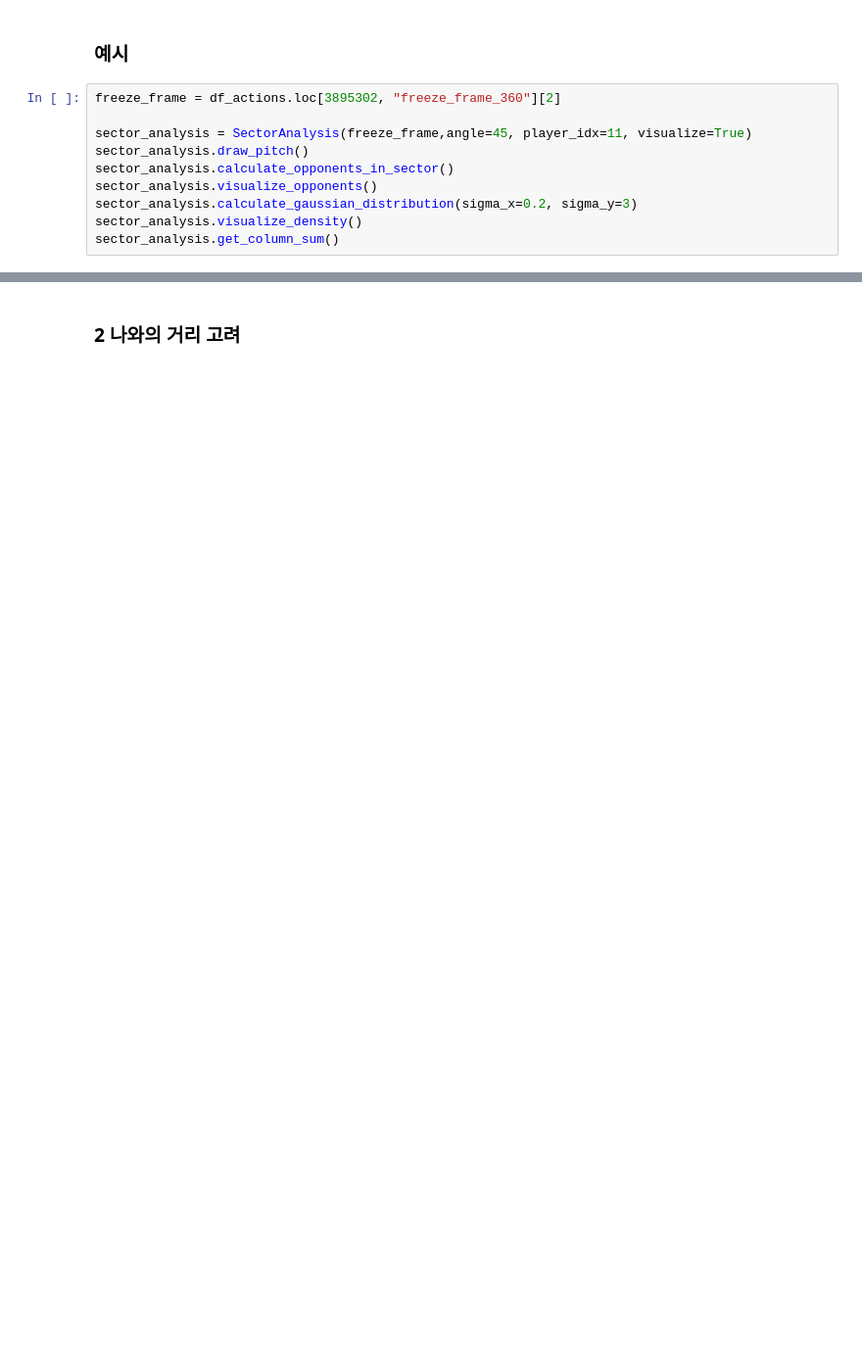
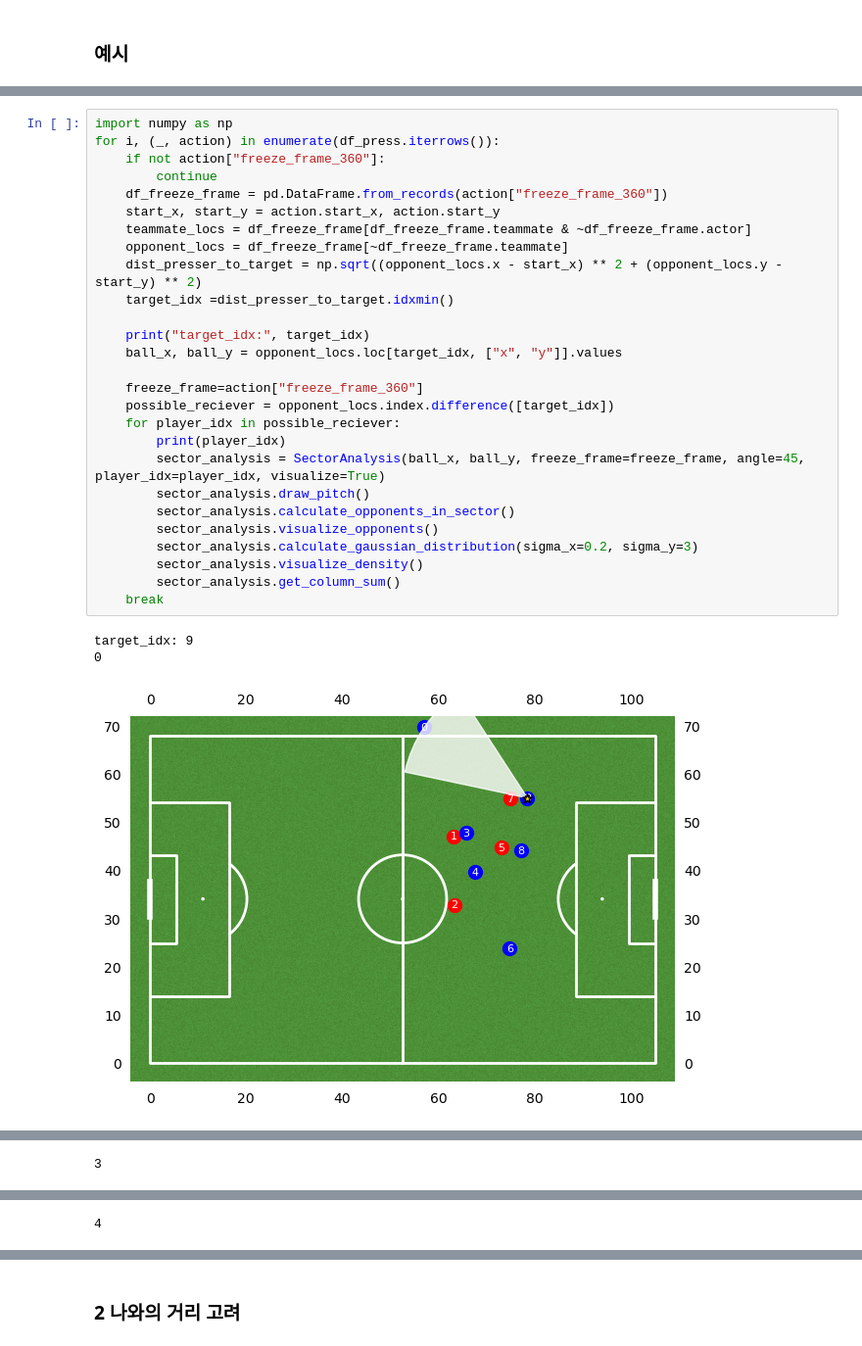
Before and after one commit to leemingo/sr-press, a Jupyter notebook: notebook/Expected_reciever_considered_gaussian.ipynb, the cells around one changed output, grey strips where cells are left out. Shown at 98% size. Drawn from its saved outputs; the diff is of its cells as text; blank space fills up the shorter version.

```diff
--- a/notebook/Expected_reciever_considered_gaussian.ipynb
+++ b/notebook/Expected_reciever_considered_gaussian.ipynb
@@ -195,13 +197,3 @@ class SectorAnalysis:
         return column_sum
 # %% [markdown]
 ### 예시
-# %%
-freeze_frame = df_actions.loc[3895302, "freeze_frame_360"][2]
-
-sector_analysis = SectorAnalysis(freeze_frame,angle=45, player_idx=11, visualize=True)
-sector_analysis.draw_pitch()
-sector_analysis.calculate_opponents_in_sector()
-sector_analysis.visualize_opponents()
-sector_analysis.calculate_gaussian_distribution(sigma_x=0.2, sigma_y=3)
-sector_analysis.visualize_density()
-sector_analysis.get_column_sum()
@@ -212,0 +238,31 @@ sector_analysis.get_column_sum()
+# %%
+import numpy as np
+for i, (_, action) in enumerate(df_press.iterrows()):
+    if not action["freeze_frame_360"]:
+        continue
+    df_freeze_frame = pd.DataFrame.from_records(action["freeze_frame_360"])
+    start_x, start_y = action.start_x, action.start_y
+    teammate_locs = df_freeze_frame[df_freeze_frame.teammate & ~df_freeze_frame.actor]
+    opponent_locs = df_freeze_frame[~df_freeze_frame.teammate]
+    dist_presser_to_target = np.sqrt((opponent_locs.x - start_x) ** 2 + (opponent_locs.y - start_y) ** 2)
+    target_idx =dist_presser_to_target.idxmin()
+
+    print("target_idx:", target_idx)
+    ball_x, ball_y = opponent_locs.loc[target_idx, ["x", "y"]].values
+
+    freeze_frame=action["freeze_frame_360"]
+    possible_reciever = opponent_locs.index.difference([target_idx])
+    for player_idx in possible_reciever:
+        print(player_idx)
+        sector_analysis = SectorAnalysis(ball_x, ball_y, freeze_frame=freeze_frame, angle=45, player_idx=player_idx, visualize=True)
+        sector_analysis.draw_pitch()
+        sector_analysis.calculate_opponents_in_sector()
+        sector_analysis.visualize_opponents()
+        sector_analysis.calculate_gaussian_distribution(sigma_x=0.2, sigma_y=3)
+        sector_analysis.visualize_density()
+        sector_analysis.get_column_sum()
+    break
+# %% [output]
+target_idx: 9
+0
+[figure, added]
@@ -212,0 +271 @@ sector_analysis.get_column_sum()
+3
@@ -212,0 +275 @@ sector_analysis.get_column_sum()
+4
```
Also changed, not shown: parts of 20 cells of this notebook, 1 other file.
